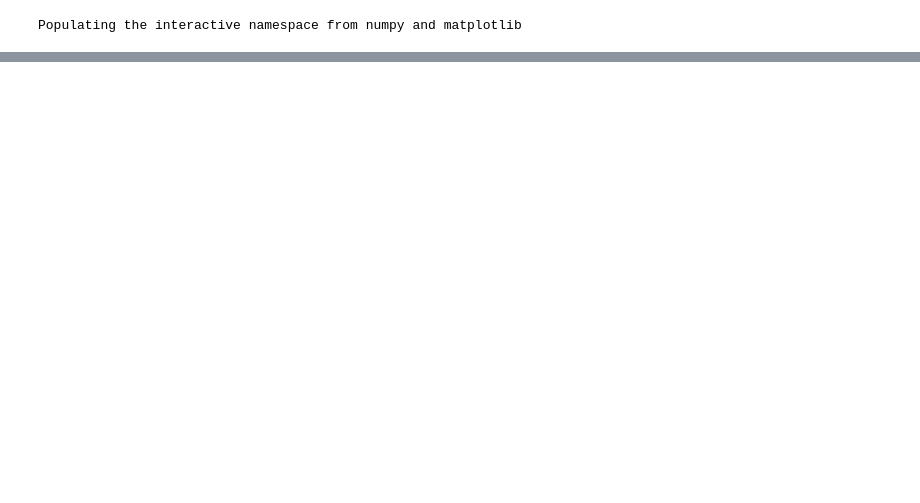
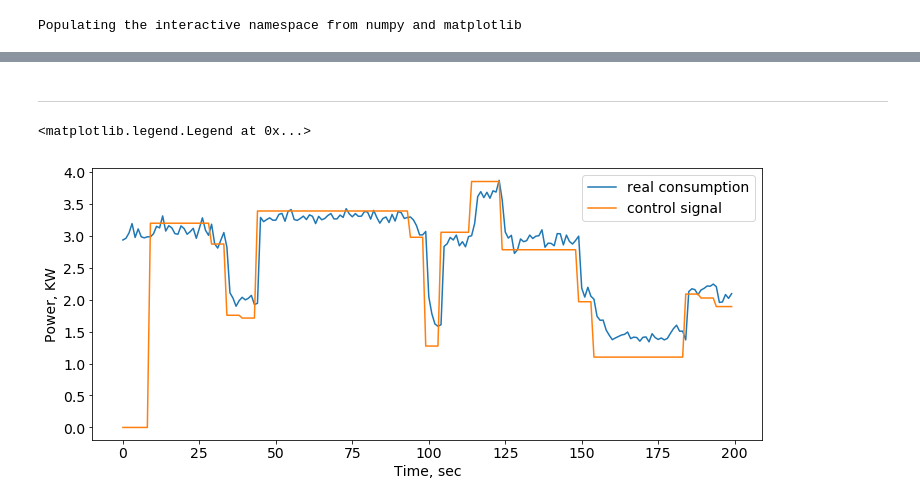
Before and after one commit to aksholokhov/bachelor_thesis, a Jupyter notebook: FastControl.ipynb, the cells around one changed output, grey strips where cells are left out. Drawn from its saved outputs; the diff is of its cells as text; code cells hidden in the pictures; blank space fills up the shorter version.

Commit message:
Add implementation of a fast control model + experiments

```diff
--- a/FastControl.ipynb
+++ b/FastControl.ipynb
@@ -94,0 +253,13 @@ plot(log["P_Q_difference"])
+# %% [markdown]
+---
+# %%
+matplotlib.rcParams.update({"font.size":14})
+figure(figsize=(12, 5))
+plot([x[0, 0] for x in consumption], label="real consumption")
+plot(ss, label="control signal")
+xlabel("Time, sec")
+ylabel("Power, KW")
+legend()
+# %% [output]
+<matplotlib.legend.Legend at 0x...>
+[figure, added]
```
Also changed, not shown: parts of 23 cells of this notebook, 3 other files.
